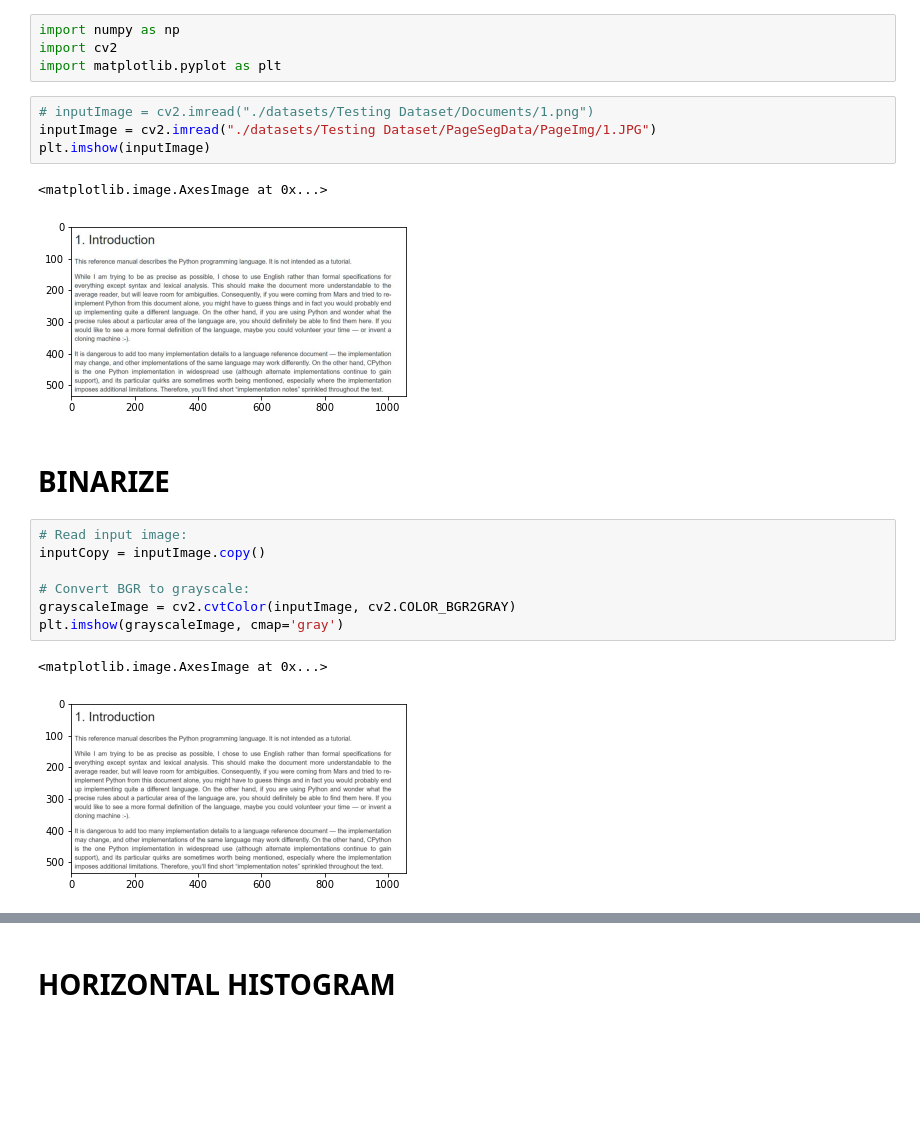
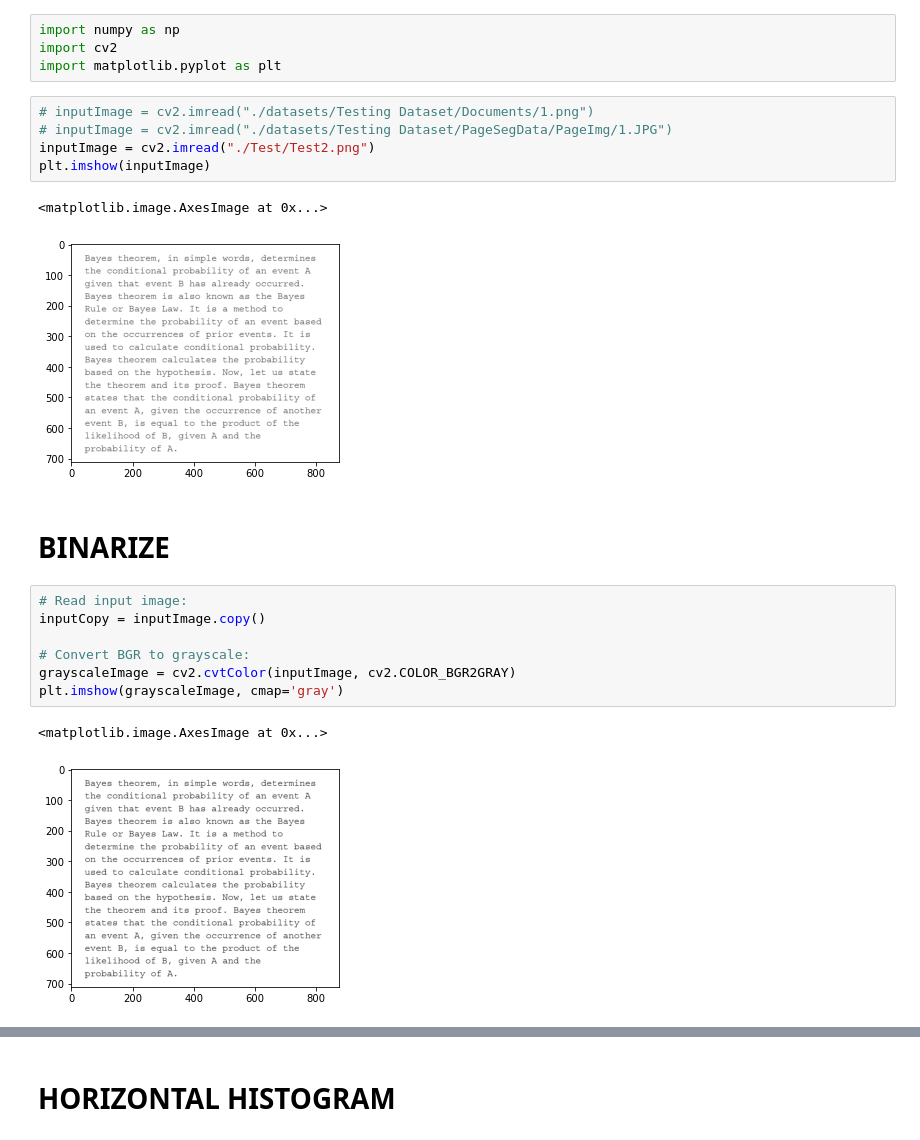
Before and after one commit to DivyanshFalodiya/text-detection-and-translation, a Jupyter notebook: Preprocess_Segmentation.ipynb, the cells around one changed output, grey strips where cells are left out. Saved outputs shown, nothing was run; the diff lists cells and outputs as text; blank space fills up the shorter version.

```diff
--- a/Preprocess_Segmentation.ipynb
+++ b/Preprocess_Segmentation.ipynb
@@ -4,11 +4,12 @@ import cv2
 import matplotlib.pyplot as plt
 # %%
 # inputImage = cv2.imread("./datasets/Testing Dataset/Documents/1.png")
-inputImage = cv2.imread("./datasets/Testing Dataset/PageSegData/PageImg/1.JPG")
+# inputImage = cv2.imread("./datasets/Testing Dataset/PageSegData/PageImg/1.JPG")
+inputImage = cv2.imread("./Test/Test2.png")
 plt.imshow(inputImage)
 # %% [output]
 <matplotlib.image.AxesImage at 0x...>
-[figure, old version]
+[figure, new version]
 # %% [markdown]
 # BINARIZE
 # %%
@@ -20,7 +21,7 @@ grayscaleImage = cv2.cvtColor(inputImage, cv2.COLOR_BGR2GRAY)
 plt.imshow(grayscaleImage, cmap='gray')
 # %% [output]
 <matplotlib.image.AxesImage at 0x...>
-[figure, old version]
+[figure, new version]
 # %%
 threshold, binImage = cv2.threshold(grayscaleImage ,0 ,255,cv2.THRESH_BINARY_INV+cv2.THRESH_OTSU)
 plt.imshow(binImage, cmap='gray')
```
Also changed, not shown: parts of 15 cells of this notebook, 1 other file.
